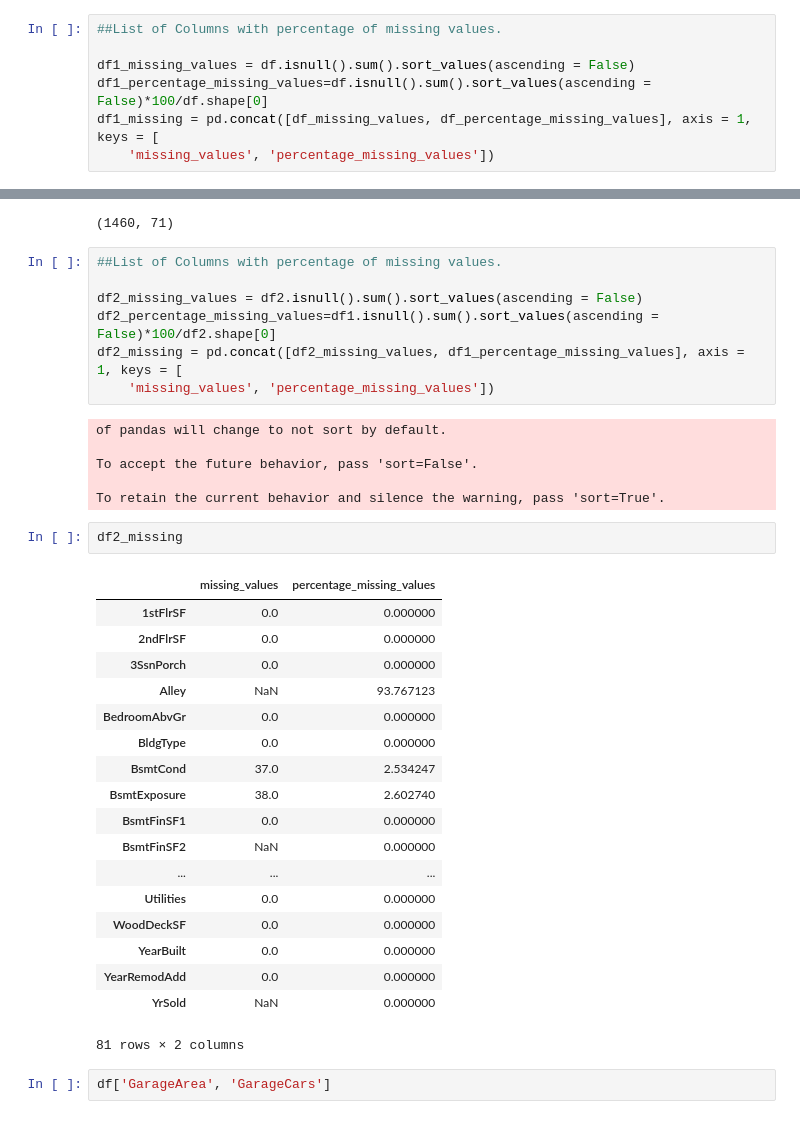
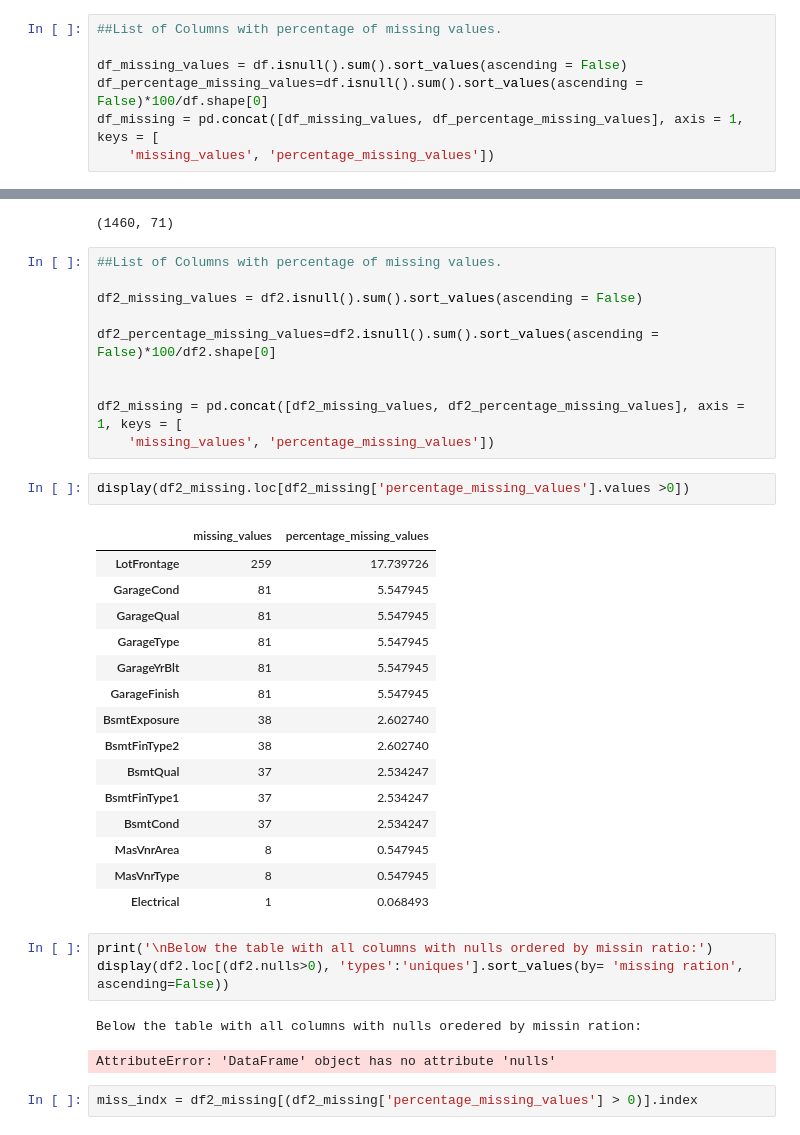
Before and after one commit to rinkideo/Housing-Price, a Jupyter notebook: Kaggle_house_pricing.ipynb, the cells around one changed output, grey strips where cells are left out. Drawn from its saved outputs; the diff is of its cells as text.

```diff
--- a/Kaggle_house_pricing.ipynb
+++ b/Kaggle_house_pricing.ipynb
@@ -305,9 +300,9 @@ df = data
 # %%
 ##List of Columns with percentage of missing values.
 
-df1_missing_values = df.isnull().sum().sort_values(ascending = False)
-df1_percentage_missing_values=df.isnull().sum().sort_values(ascending = False)*100/df.shape[0]
-df1_missing = pd.concat([df_missing_values, df_percentage_missing_values], axis = 1, keys = [
+df_missing_values = df.isnull().sum().sort_values(ascending = False)
+df_percentage_missing_values=df.isnull().sum().sort_values(ascending = False)*100/df.shape[0]
+df_missing = pd.concat([df_missing_values, df_percentage_missing_values], axis = 1, keys = [
     'missing_values', 'percentage_missing_values'])
 # %%
 df_missing.head(5)
@@ -357,35 +352,35 @@ df2.shape
 ##List of Columns with percentage of missing values.
 
 df2_missing_values = df2.isnull().sum().sort_values(ascending = False)
-df2_percentage_missing_values=df1.isnull().sum().sort_values(ascending = False)*100/df2.shape[0]
-df2_missing = pd.concat([df2_missing_values, df1_percentage_missing_values], axis = 1, keys = [
+
+df2_percentage_missing_values=df2.isnull().sum().sort_values(ascending = False)*100/df2.shape[0]
+
+
+df2_missing = pd.concat([df2_missing_values, df2_percentage_missing_values], axis = 1, keys = [
     'missing_values', 'percentage_missing_values'])
-# %% [output]
-of pandas will change to not sort by default.
-
-To accept the future behavior, pass 'sort=False'.
-
-To retain the current behavior and silence the warning, pass 'sort=True'.
-# %%
-df2_missing
-# %% [output]
-|  | missing_values | percentage_missing_values |
-| 1stFlrSF | 0.0 | 0.000000 |
-| 2ndFlrSF | 0.0 | 0.000000 |
-| 3SsnPorch | 0.0 | 0.000000 |
-| Alley | NaN | 93.767123 |
-| BedroomAbvGr | 0.0 | 0.000000 |
-| BldgType | 0.0 | 0.000000 |
-| BsmtCond | 37.0 | 2.534247 |
-| BsmtExposure | 38.0 | 2.602740 |
-| BsmtFinSF1 | 0.0 | 0.000000 |
-| BsmtFinSF2 | NaN | 0.000000 |
-| ... | ... | ... |
-| Utilities | 0.0 | 0.000000 |
-| WoodDeckSF | 0.0 | 0.000000 |
-| YearBuilt | 0.0 | 0.000000 |
-| YearRemodAdd | 0.0 | 0.000000 |
-| YrSold | NaN | 0.000000 |
-81 rows × 2 columns
-# %%
-df['GarageArea', 'GarageCars']
+# %%
+display(df2_missing.loc[df2_missing['percentage_missing_values'].values >0])
+# %% [output]
+|  | missing_values | percentage_missing_values |
+| LotFrontage | 259 | 17.739726 |
+| GarageCond | 81 | 5.547945 |
+| GarageQual | 81 | 5.547945 |
+| GarageType | 81 | 5.547945 |
+| GarageYrBlt | 81 | 5.547945 |
+| GarageFinish | 81 | 5.547945 |
+| BsmtExposure | 38 | 2.602740 |
+| BsmtFinType2 | 38 | 2.602740 |
+| BsmtQual | 37 | 2.534247 |
+| BsmtFinType1 | 37 | 2.534247 |
+| BsmtCond | 37 | 2.534247 |
+| MasVnrArea | 8 | 0.547945 |
+| MasVnrType | 8 | 0.547945 |
+| Electrical | 1 | 0.068493 |
+# %%
+print('\nBelow the table with all columns with nulls ordered by missin ratio:')
+display(df2.loc[(df2.nulls>0), 'types':'uniques'].sort_values(by= 'missing ration', ascending=False))
+# %% [output]
+Below the table with all columns with nulls oredered by missin ration:
+AttributeError: 'DataFrame' object has no attribute 'nulls'
+# %%
+miss_indx = df2_missing[(df2_missing['percentage_missing_values'] > 0)].index
```
Also changed, not shown: parts of 15 cells of this notebook.
